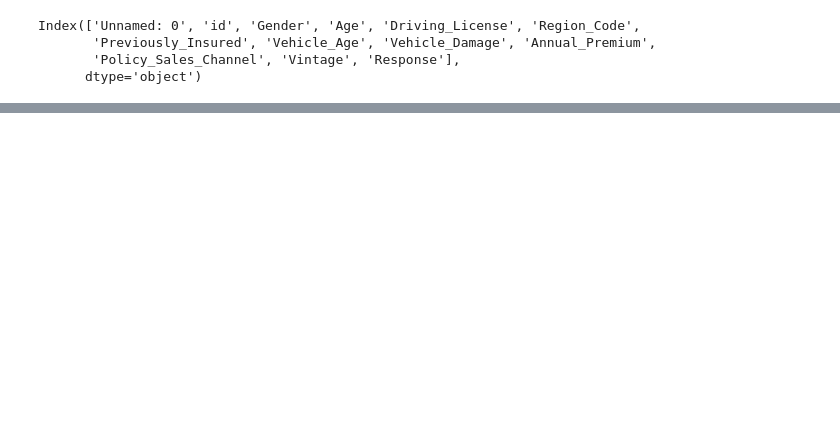
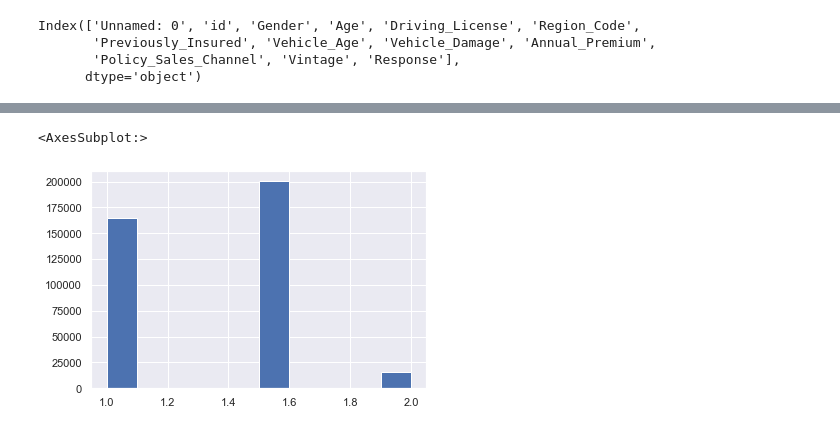
Before and after one commit to speri203/Ensemble_Car_Insurance, a Jupyter notebook: exploratory_analysis.ipynb, the cells around one changed output, grey strips where cells are left out. Saved outputs shown, nothing was run; the diff lists cells and outputs as text; code cells hidden in the pictures; blank space fills up the shorter version.

```diff
--- a/exploratory_analysis.ipynb
+++ b/exploratory_analysis.ipynb
@@ -21,0 +44,5 @@ Name: Gender, dtype: float64
+# %%
+df.Vehicle_Age.hist()
+# %% [output]
+<AxesSubplot:>
+[figure, added]
```
Also changed, not shown: parts of 10 cells of this notebook.
